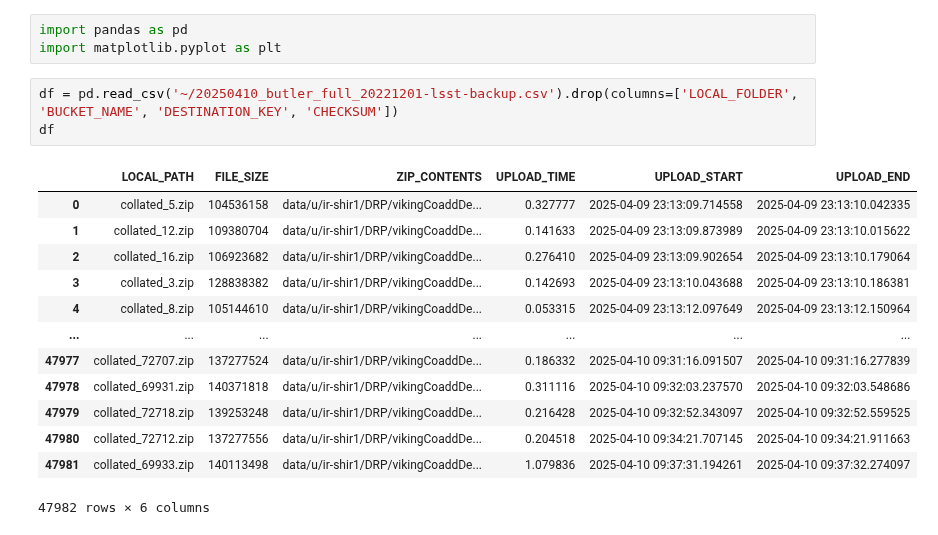
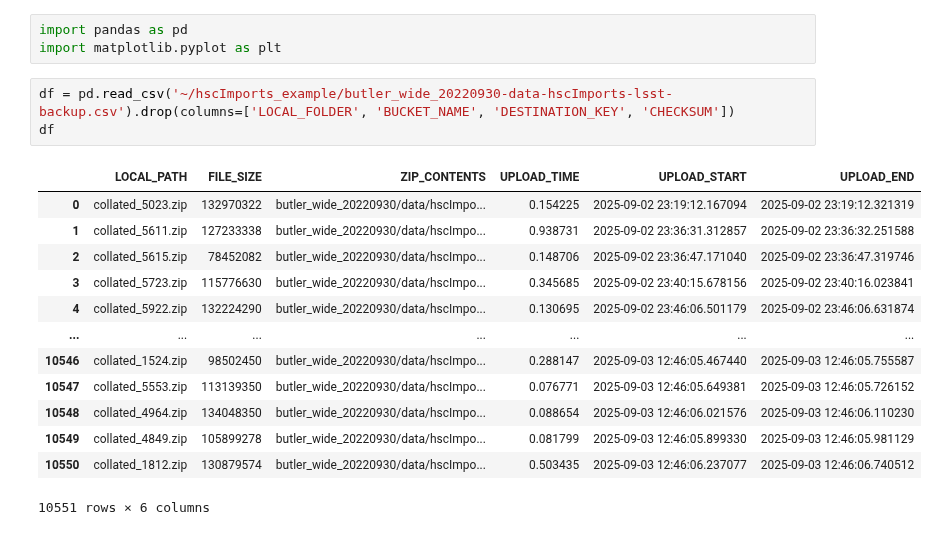
Before and after one commit to lsst-uk/csd3-echo-somerville, a Jupyter notebook: csd3-side/notebooks/transfer_speeds_from_log.ipynb, the cells around one changed output. Drawn from its saved outputs; the diff is of its cells as text.

```diff
--- a/csd3-side/notebooks/transfer_speeds_from_log.ipynb
+++ b/csd3-side/notebooks/transfer_speeds_from_log.ipynb
@@ -2,22 +2,22 @@
 import pandas as pd
 import matplotlib.pyplot as plt
 # %%
-df = pd.read_csv('~/20250410_butler_full_20221201-lsst-backup.csv').drop(columns=['LOCAL_FOLDER', 'BUCKET_NAME', 'DESTINATION_KEY', 'CHECKSUM'])
+df = pd.read_csv('~/hscImports_example/butler_wide_20220930-data-hscImports-lsst-backup.csv').drop(columns=['LOCAL_FOLDER', 'BUCKET_NAME', 'DESTINATION_KEY', 'CHECKSUM'])
 df
 # %% [output]
 |  | LOCAL_PATH | FILE_SIZE | ZIP_CONTENTS | UPLOAD_TIME | UPLOAD_START | UPLOAD_END |
-| 0 | collated_5.zip | 104536158 | data/u/ir-shir1/DRP/vikingCoaddDe... | 0.327777 | 2025-04-09 23:13:09.714558 | 2025-04-09 23:13:10.042335 |
-| 1 | collated_12.zip | 109380704 | data/u/ir-shir1/DRP/vikingCoaddDe... | 0.141633 | 2025-04-09 23:13:09.873989 | 2025-04-09 23:13:10.015622 |
-| 2 | collated_16.zip | 106923682 | data/u/ir-shir1/DRP/vikingCoaddDe... | 0.276410 | 2025-04-09 23:13:09.902654 | 2025-04-09 23:13:10.179064 |
-| 3 | collated_3.zip | 128838382 | data/u/ir-shir1/DRP/vikingCoaddDe... | 0.142693 | 2025-04-09 23:13:10.043688 | 2025-04-09 23:13:10.186381 |
-| 4 | collated_8.zip | 105144610 | data/u/ir-shir1/DRP/vikingCoaddDe... | 0.053315 | 2025-04-09 23:13:12.097649 | 2025-04-09 23:13:12.150964 |
+| 0 | collated_5023.zip | 132970322 | butler_wide_20220930/data/hscImpo... | 0.154225 | 2025-09-02 23:19:12.167094 | 2025-09-02 23:19:12.321319 |
+| 1 | collated_5611.zip | 127233338 | butler_wide_20220930/data/hscImpo... | 0.938731 | 2025-09-02 23:36:31.312857 | 2025-09-02 23:36:32.251588 |
+| 2 | collated_5615.zip | 78452082 | butler_wide_20220930/data/hscImpo... | 0.148706 | 2025-09-02 23:36:47.171040 | 2025-09-02 23:36:47.319746 |
+| 3 | collated_5723.zip | 115776630 | butler_wide_20220930/data/hscImpo... | 0.345685 | 2025-09-02 23:40:15.678156 | 2025-09-02 23:40:16.023841 |
+| 4 | collated_5922.zip | 132224290 | butler_wide_20220930/data/hscImpo... | 0.130695 | 2025-09-02 23:46:06.501179 | 2025-09-02 23:46:06.631874 |
 | ... | ... | ... | ... | ... | ... | ... |
-| 47977 | collated_72707.zip | 137277524 | data/u/ir-shir1/DRP/vikingCoaddDe... | 0.186332 | 2025-04-10 09:31:16.091507 | 2025-04-10 09:31:16.277839 |
-| 47978 | collated_69931.zip | 140371818 | data/u/ir-shir1/DRP/vikingCoaddDe... | 0.311116 | 2025-04-10 09:32:03.237570 | 2025-04-10 09:32:03.548686 |
-| 47979 | collated_72718.zip | 139253248 | data/u/ir-shir1/DRP/vikingCoaddDe... | 0.216428 | 2025-04-10 09:32:52.343097 | 2025-04-10 09:32:52.559525 |
-| 47980 | collated_72712.zip | 137277556 | data/u/ir-shir1/DRP/vikingCoaddDe... | 0.204518 | 2025-04-10 09:34:21.707145 | 2025-04-10 09:34:21.911663 |
-| 47981 | collated_69933.zip | 140113498 | data/u/ir-shir1/DRP/vikingCoaddDe... | 1.079836 | 2025-04-10 09:37:31.194261 | 2025-04-10 09:37:32.274097 |
+| 10546 | collated_1524.zip | 98502450 | butler_wide_20220930/data/hscImpo... | 0.288147 | 2025-09-03 12:46:05.467440 | 2025-09-03 12:46:05.755587 |
+| 10547 | collated_5553.zip | 113139350 | butler_wide_20220930/data/hscImpo... | 0.076771 | 2025-09-03 12:46:05.649381 | 2025-09-03 12:46:05.726152 |
+| 10548 | collated_4964.zip | 134048350 | butler_wide_20220930/data/hscImpo... | 0.088654 | 2025-09-03 12:46:06.021576 | 2025-09-03 12:46:06.110230 |
+| 10549 | collated_4849.zip | 105899278 | butler_wide_20220930/data/hscImpo... | 0.081799 | 2025-09-03 12:46:05.899330 | 2025-09-03 12:46:05.981129 |
+| 10550 | collated_1812.zip | 130879574 | butler_wide_20220930/data/hscImpo... | 0.503435 | 2025-09-03 12:46:06.237077 | 2025-09-03 12:46:06.740512 |
-47982 rows × 6 columns
+10551 rows × 6 columns
 # %%
 df['OVERLAP'] = df['UPLOAD_END'].shift(1) > df['UPLOAD_START']
 df[df['OVERLAP'] == False]
```
Also changed, not shown: parts of 15 cells of this notebook.
